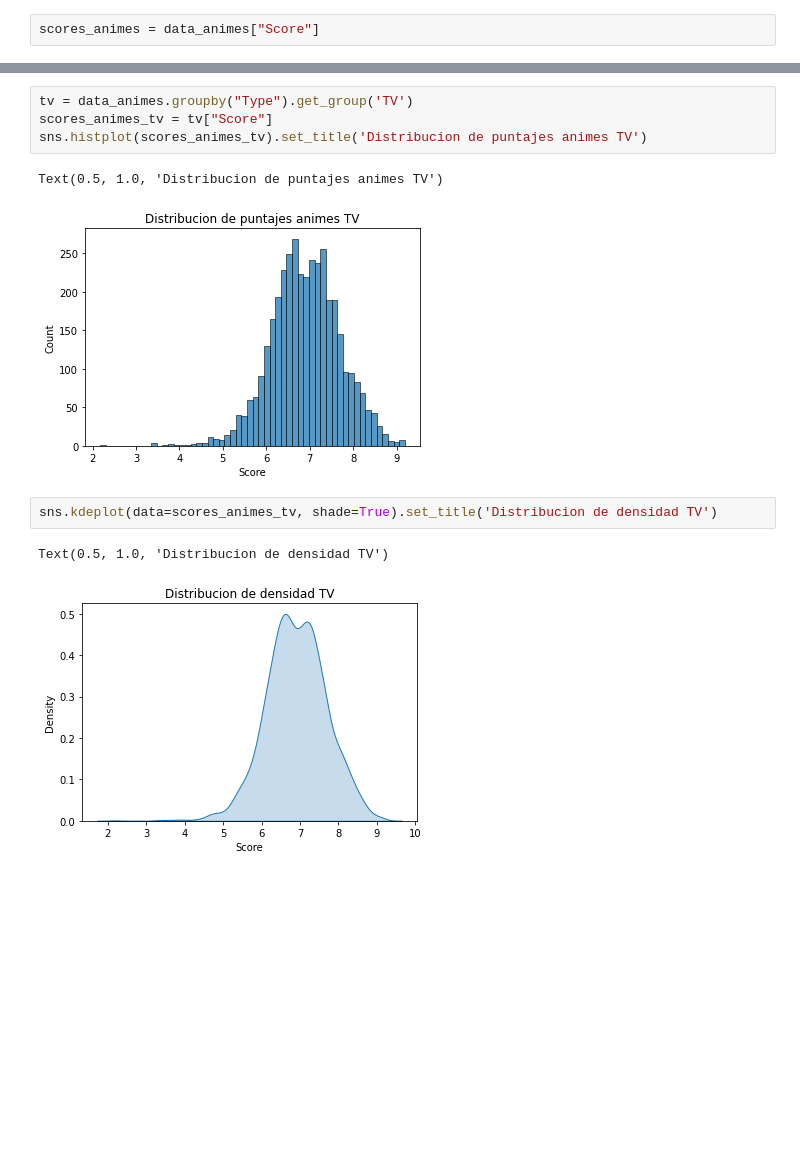
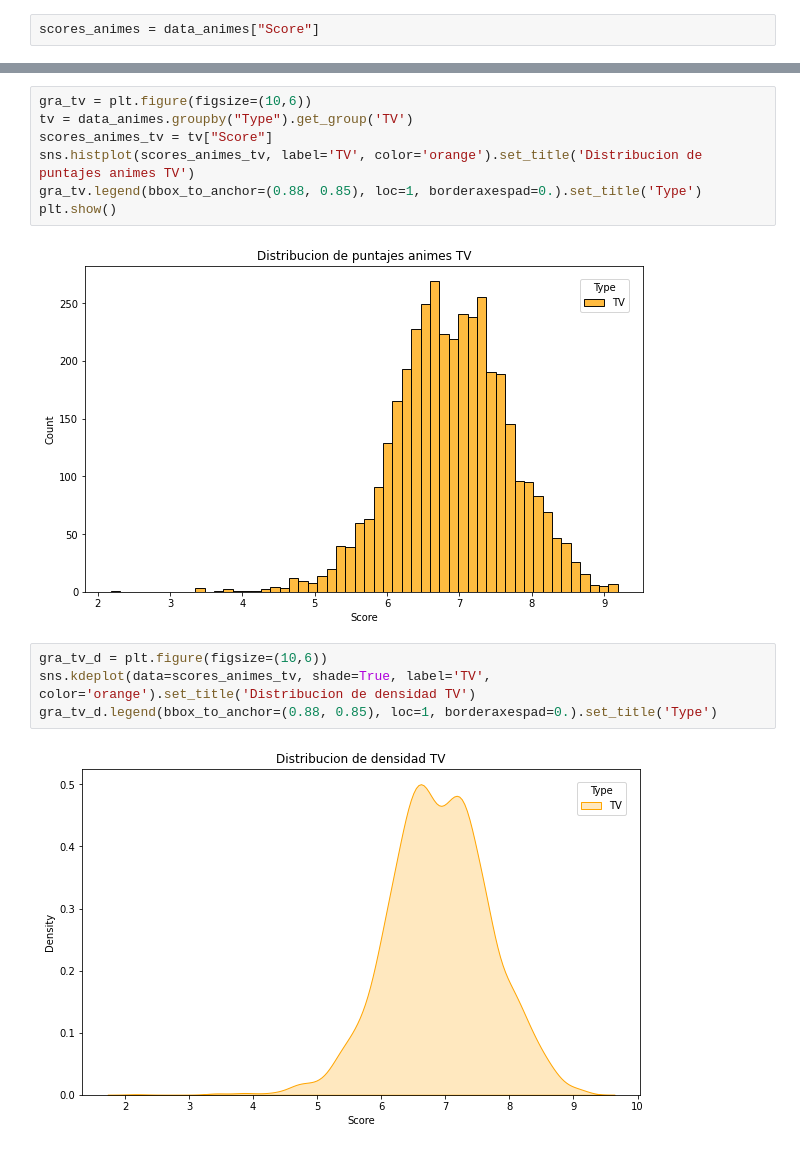
Before and after one commit to martinjaraf/supertarea, a Jupyter notebook: parte_1/Parte_1.ipynb, the cells around one changed output, grey strips where cells are left out. Saved outputs shown, nothing was run; the diff lists cells and outputs as text; blank space fills up the shorter version.

```diff
--- a/parte_1/Parte_1.ipynb
+++ b/parte_1/Parte_1.ipynb
@@ -59,13 +64,16 @@ Text(0.5, 1.0, 'Distribucion de densidad movie')
 # %%
+gra_tv = plt.figure(figsize=(10,6))
 tv = data_animes.groupby("Type").get_group('TV')
 scores_animes_tv = tv["Score"]
-sns.histplot(scores_animes_tv).set_title('Distribucion de puntajes animes TV')
+sns.histplot(scores_animes_tv, label='TV', color='orange').set_title('Distribucion de puntajes animes TV')
+gra_tv.legend(bbox_to_anchor=(0.88, 0.85), loc=1, borderaxespad=0.).set_title('Type')
+plt.show()
 # %% [output]
-Text(0.5, 1.0, 'Distribucion de puntajes animes TV')
-[figure, old version]
+[figure, new version]
-# %%
-sns.kdeplot(data=scores_animes_tv, shade=True).set_title('Distribucion de densidad TV')
-# %% [output]
-Text(0.5, 1.0, 'Distribucion de densidad TV')
-[figure, removed]
+# %%
+gra_tv_d = plt.figure(figsize=(10,6))
+sns.kdeplot(data=scores_animes_tv, shade=True, label='TV', color='orange').set_title('Distribucion de densidad TV')
+gra_tv_d.legend(bbox_to_anchor=(0.88, 0.85), loc=1, borderaxespad=0.).set_title('Type')
+# %% [output]
+[figure, added]
 # %%
```
Also changed, not shown: parts of 20 cells of this notebook.
